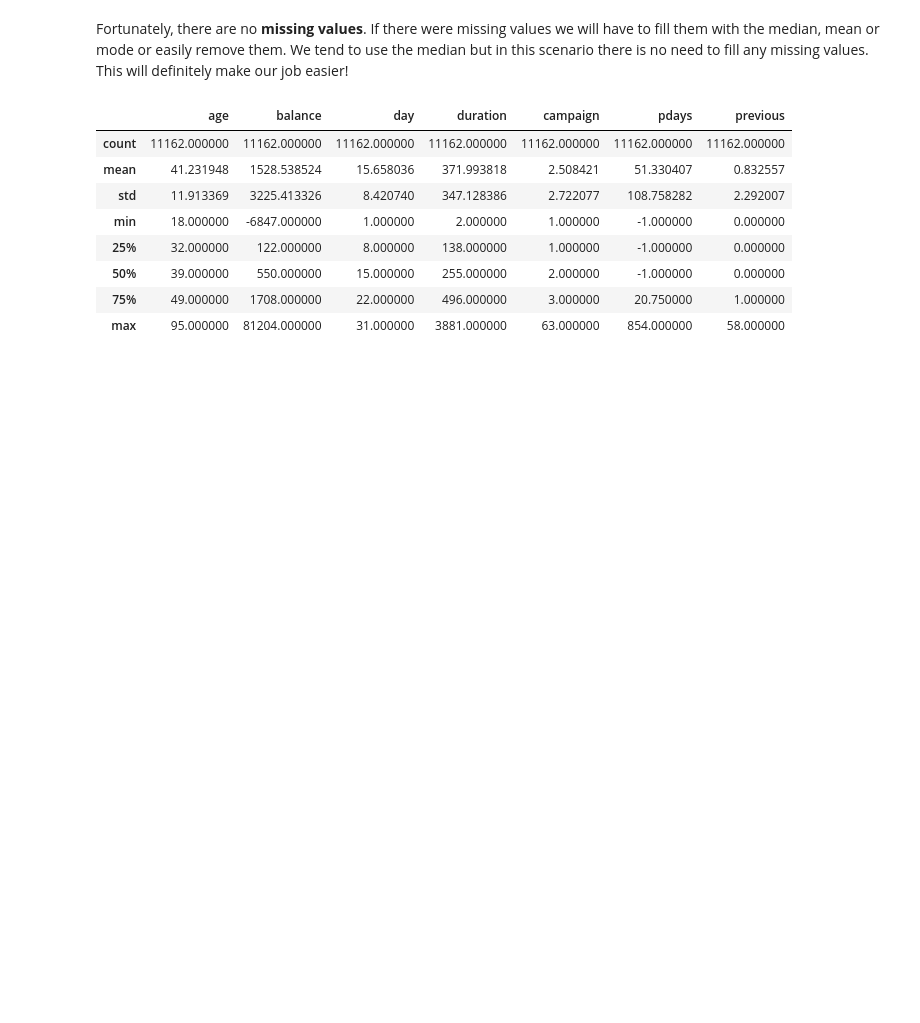
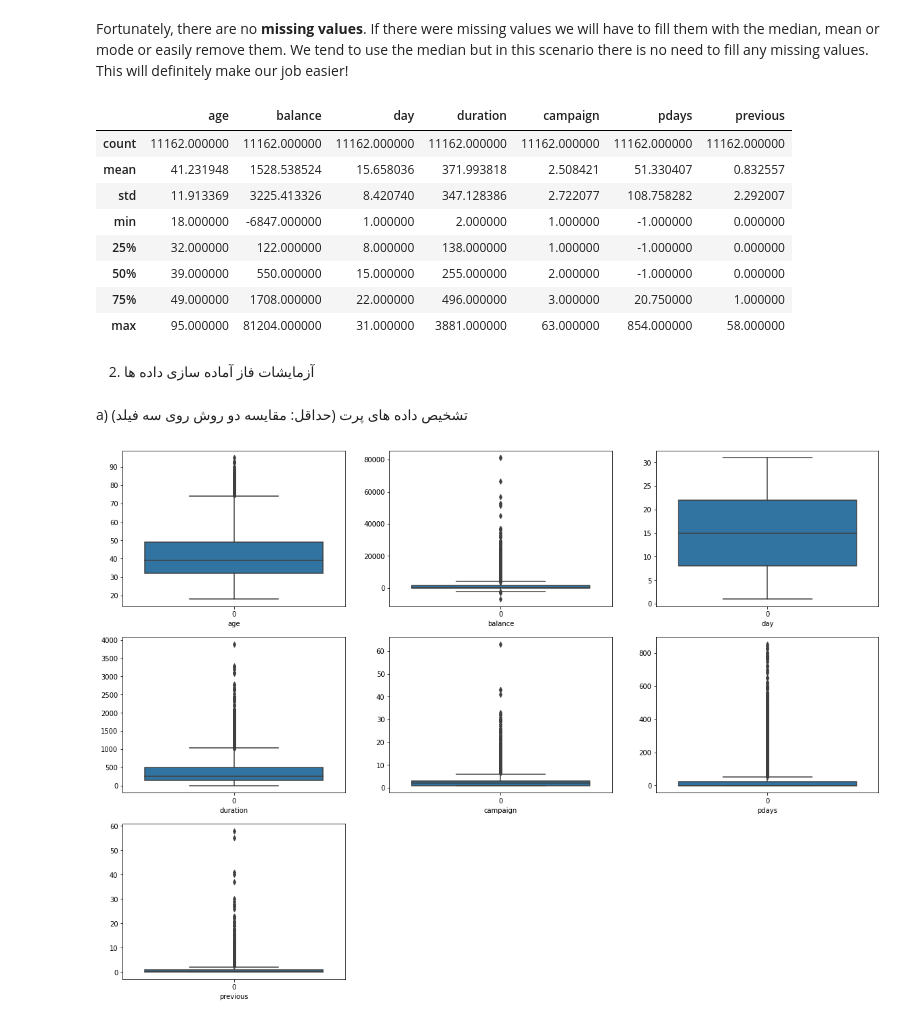
Before and after one commit to Amiirhosseini/Data-Mining-Project, a Jupyter notebook: Bank Marketing Project.ipynb, the cells around one changed output. Drawn from its saved outputs; the diff is of its cells as text; code cells hidden in the pictures; blank space fills up the shorter version.

```diff
--- a/Bank Marketing Project.ipynb
+++ b/Bank Marketing Project.ipynb
@@ -88,3 +88,21 @@ Bank.describe()
 | 50% | 39.000000 | 550.000000 | 15.000000 | 255.000000 | 2.000000 | -1.000000 | 0.000000 |
 | 75% | 49.000000 | 1708.000000 | 22.000000 | 496.000000 | 3.000000 | 20.750000 | 1.000000 |
 | max | 95.000000 | 81204.000000 | 31.000000 | 3881.000000 | 63.000000 | 854.000000 | 58.000000 |
+# %% [markdown]
+2) آزمایشات فاز آماده سازی داده ها
+# %% [markdown]
+a) تشخیص داده های پرت (حداقل: مقایسه دو روش روی سه فیلد)
+# %%
+#boxplot on numerical features to find outliers
+numerical_features = [feature for feature in Bank.columns if Bank[feature].dtypes != 'O']
+plt.figure(figsize=(20,60), facecolor='white')
+plotnumber =1
+for numerical_feature in numerical_features:
+    ax = plt.subplot(12,3,plotnumber)
+    sns.boxplot(Bank[numerical_feature])
+    plt.xlabel(numerical_feature)
+    plotnumber+=1
+
+plt.show()
+# %% [output]
+[figure, added]
```
Also changed, not shown: parts of 14 cells of this notebook.
